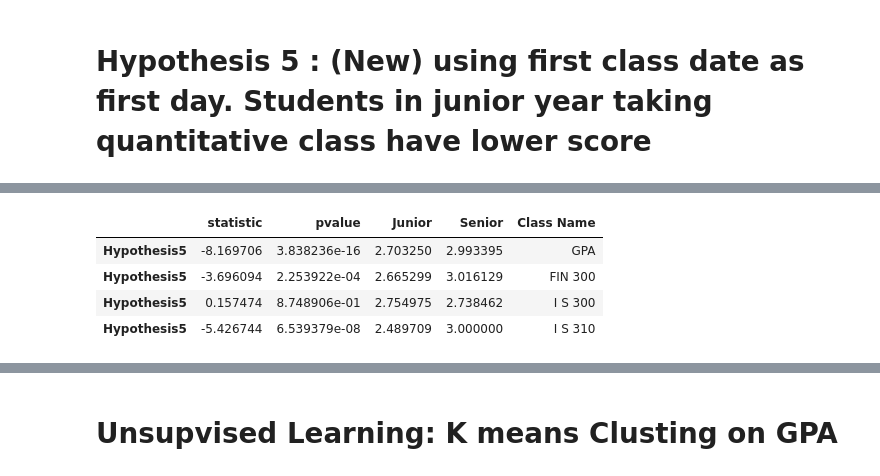
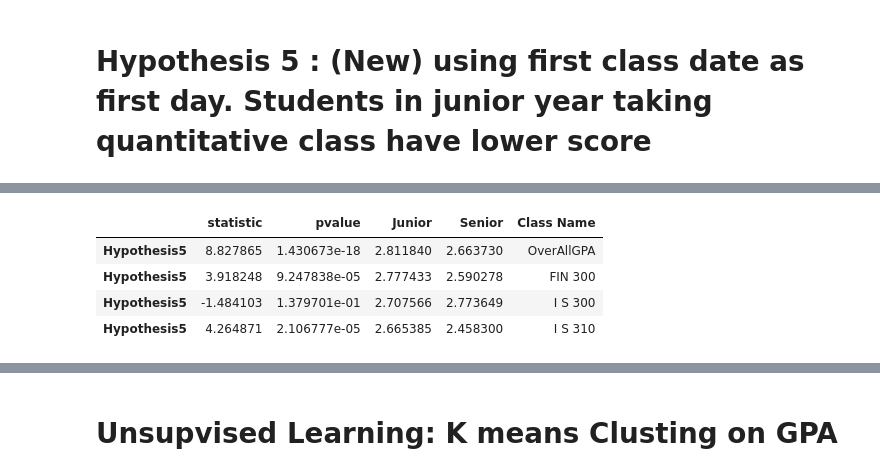
Before and after one commit to coolcottontail/research, a Jupyter notebook: research.ipynb, the cells around one changed output, grey strips where cells are left out. Drawn from its saved outputs; the diff is of its cells as text; code cells hidden in the pictures.

```diff
--- a/research.ipynb
+++ b/research.ipynb
@@ -110,7 +111,8 @@ print(dfCBA0.shape)
 (302040, 30)
 # %%
 dfCBA0["course_date"] = dfCBA0["CTERM_TERM_LDESC"].apply(lambda x: datetime.strptime(x.replace("Fall","09 01").replace("Spring","03 01").replace("Summer","06 01"), "%m %d %Y"))
-dfCBA1 = dfCBA0["course_date"].groupby(dfCBA0["EMPLID"]).agg({'course_counts': 'count', 'start_date': np.min, 'end_date': np.max })
+#dfCBA1 = dfCBA0["course_date"].groupby(dfCBA0["EMPLID"]).agg({'course_counts': 'count', 'start_date': np.min, 'end_date': np.max })
+dfCBA1 = dfCBA0["course_date"].groupby(dfCBA0["EMPLID"]).agg([('course_counts','count'), ('start_date', np.min),  ('end_date' , np.max )])
 dfCBA = dfCBA0.merge(dfCBA1, on = ['EMPLID'], how ='left')
 dfCBA.shape
 # %% [output]
@@ -653,7 +655,7 @@ df_5 = df_ttest.merge(df_admission, on = ['EMPLID'], how ='left')
 #print(df_ttest.shape)
 #df_5["course_date"] = df_5["CTERM_TERM_LDESC"].apply(lambda x: datetime.strptime(x.replace("Fall","09 01").replace("Spring","01 01"), "%m %d %Y"))
 df_5["start_time"]  = df_5.course_date - df_5.admission_date
-df_5["junior_year"] = df_5["start_time"].apply(lambda x: 1 if x <  timedelta(days=365*3) else 0)
+df_5["junior_year"] = df_5["start_time"].apply(lambda x: 1 if x <  timedelta(days=365*3  ) else 0)
 
 df_5 = df_5.loc[df_5["admission_date"].notnull()]
 df_5 = df_5.loc[df_5["quantitative"] == 1]
@@ -663,15 +665,15 @@ df_5 = df_5.loc[df_5["quantitative"] == 1]
 #print(df_5[["CTERM_TERM_LDESC", "course_date", "admission_date", "start_time", "junior_year", "quantitative"]])
 
 def run_ttest_on_h5(df):
-    print(df.shape)
     group1 = df[ df["junior_year"] == 1 ]
     group2 = df[ df["junior_year"] == 0 ]
+    print(df.shape,  group1.shape, group2.shape)
     return scipy.stats.ttest_ind(group1['score'], group2['score']), (group1["score"].mean(), group2["score"].mean())
 
 def run_hypothesis5(lesson):
     t_test_results = {}
     scores = {}
-    if lesson == "Overall":
+    if lesson == "QuantGPA":
         t_test_results["Hypothesis5"], scores["Hypothesis5"] = run_ttest_on_h5(df_5)
     else:
         t_test_results["Hypothesis5"], scores["Hypothesis5"] = run_ttest_on_h5(df_5.loc[df_5["lesson"] == lesson])
@@ -683,7 +685,7 @@ def run_hypothesis5(lesson):
     results_df['Class Name'] = lesson
     return results_df
 
-df_hp5_gpa = run_hypothesis5("Overall")
+df_hp5_gpa = run_hypothesis5("QuantGPA")
 df_hp5_fin300 = run_hypothesis5("FIN 300")
 df_hp5_is300 = run_hypothesis5("I S 300")
 df_hp5_is310 = run_hypothesis5("I S 310")
@@ -718,16 +720,15 @@ df_hyp51 = df_hyp51.loc[df_hyp51["quantitative"] == 1]
 #print(df_hyp51.shape)
 
 def run_ttest_on_h5(df):
-    print(df.shape)
     group1 = df[ df["junior_year"] == 1 ]
     group2 = df[ df["junior_year"] == 0 ]
-
+    print(df.shape,  group1.shape, group2.shape)
     return scipy.stats.ttest_ind(group1['score'], group2['score']), (group1["score"].mean(), group2["score"].mean())
 
 def run_hypothesis5(lesson):
     t_test_results = {}
     scores = {}
-    if lesson == "Overall":
+    if lesson == "QuantGPA":
         t_test_results["Hypothesis5"], scores["Hypothesis5"] = run_ttest_on_h5(df_hyp51)
     else:
         t_test_results["Hypothesis5"], scores["Hypothesis5"] = run_ttest_on_h5(df_hyp51.loc[df_hyp51["lesson"] == lesson])
@@ -739,7 +740,7 @@ def run_hypothesis5(lesson):
     results_df['Class Name'] = lesson
     return results_df
 
-df_hp5_gpa = run_hypothesis5("Overall")
+df_hp5_gpa = run_hypothesis5("QuantGPA")
 df_hp5_fin300 = run_hypothesis5("FIN 300")
 df_hp5_is300 = run_hypothesis5("I S 300")
 df_hp5_is310 = run_hypothesis5("I S 310")
@@ -759,9 +762,9 @@ df_dataset
 # %%
 from datetime import timedelta
 
-df_50["course_date"] = df_ttest["CTERM_TERM_LDESC"].apply(lambda x: datetime.strptime(x.replace("Fall","09 01").replace("Spring","01 01"), "%m %d %Y"))
+#df_50["course_date"] = df_ttest["CTERM_TERM_LDESC"].apply(lambda x: datetime.strptime(x.replace("Fall","09 01").replace("Spring","01 01"), "%m %d %Y"))
 df_5["start_time"]  = df_5.course_date - df_5.admission_date
-df_5["junior_year"] = df_5["start_time"].apply(lambda x: 1 if x >  timedelta(days=365*2) else 0)
+df_5["junior_year"] = df_5["start_time"].apply(lambda x: 1 if x <  timedelta(days=365*3) else 0)
 
 df_5 = df_5.loc[df_5["admission_date"].notnull()]
 df_5 = df_5.loc[df_5["quantitative"] == 1]
@@ -781,39 +784,39 @@ def run_ttest_on_h5(df, check_gpa = False):
 t_test_results = {}
 scores = {}
 t_test_results["Hypothesis5"], scores["Hypothesis5"] = run_ttest_on_h5(df_5)
 results_gpa = pd.DataFrame.from_dict(t_test_results, orient='Index')
 scores_df = pd.DataFrame.from_dict(scores, orient='Index')
 results_gpa['Junior'] = scores_df[0].to_numpy()
 results_gpa['Senior'] = scores_df[1].to_numpy()
 
 def run_hypothesis5(lesson):
     t_test_results = {}
     scores = {}
-    if lesson == "GPA":
+    if lesson == "OverAllGPA":
         t_test_results["Hypothesis5"], scores["Hypothesis5"] = run_ttest_on_h5(df_5, True)
     else:
         t_test_results["Hypothesis5"], scores["Hypothesis5"] = run_ttest_on_h5(df_5.loc[df_5["lesson"] == lesson])
 
     results_df = pd.DataFrame.from_dict(t_test_results, orient='Index')
     scores_df = pd.DataFrame.from_dict(scores, orient='Index')
     results_df['Junior'] = scores_df[0].to_numpy()
     results_df['Senior'] = scores_df[1].to_numpy()
     results_df['Class Name'] = lesson
     return results_df
 
-df_hp5_gpa = run_hypothesis5("GPA")
+df_hp5_gpa = run_hypothesis5("OverAllGPA")
 df_hp5_fin300 = run_hypothesis5("FIN 300")
 df_hp5_is300 = run_hypothesis5("I S 300")
 df_hp5_is310 = run_hypothesis5("I S 310")
 
 df_dataset = pd.concat([df_hp5_gpa, df_hp5_fin300, df_hp5_is300, df_hp5_is310])
 df_dataset
 # %% [output]
 |  | statistic | pvalue | Junior | Senior | Class Name |
-| Hypothesis5 | -8.169706 | 3.838236e-16 | 2.703250 | 2.993395 | GPA |
-| Hypothesis5 | -3.696094 | 2.253922e-04 | 2.665299 | 3.016129 | FIN 300 |
-| Hypothesis5 | 0.157474 | 8.748906e-01 | 2.754975 | 2.738462 | I S 300 |
-| Hypothesis5 | -5.426744 | 6.539379e-08 | 2.489709 | 3.000000 | I S 310 |
+| Hypothesis5 | 8.827865 | 1.430673e-18 | 2.811840 | 2.663730 | OverAllGPA |
+| Hypothesis5 | 3.918248 | 9.247838e-05 | 2.777433 | 2.590278 | FIN 300 |
+| Hypothesis5 | -1.484103 | 1.379701e-01 | 2.707566 | 2.773649 | I S 300 |
+| Hypothesis5 | 4.264871 | 2.106777e-05 | 2.665385 | 2.458300 | I S 310 |
 # %%
 df_ttest.head()
 # %% [output]
```
Also changed, not shown: parts of 5 cells of this notebook, 1 other file.
